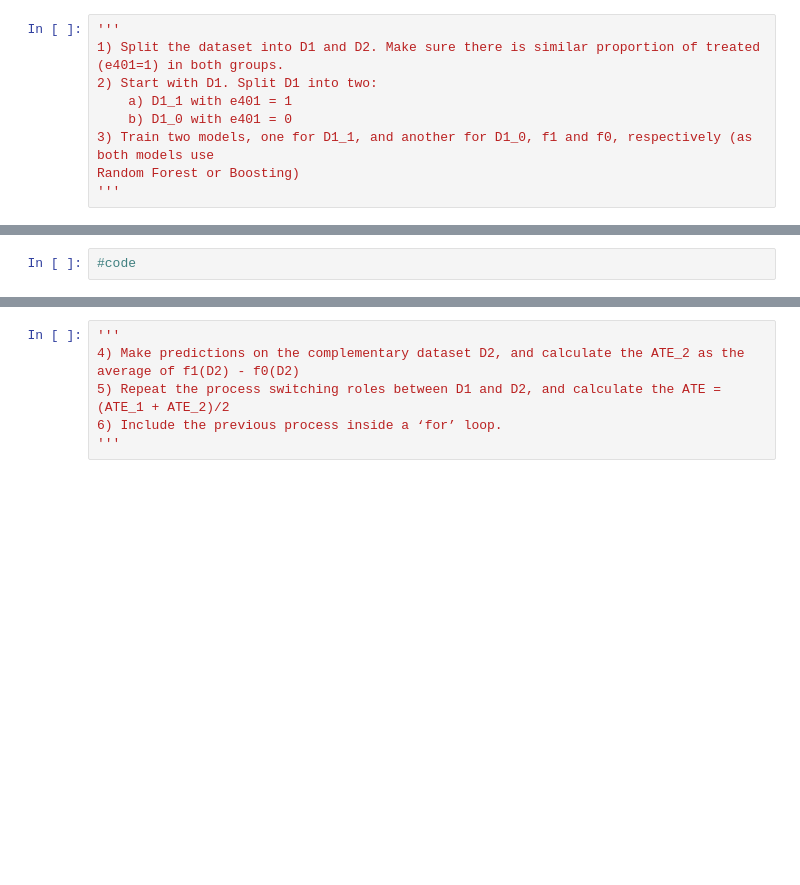
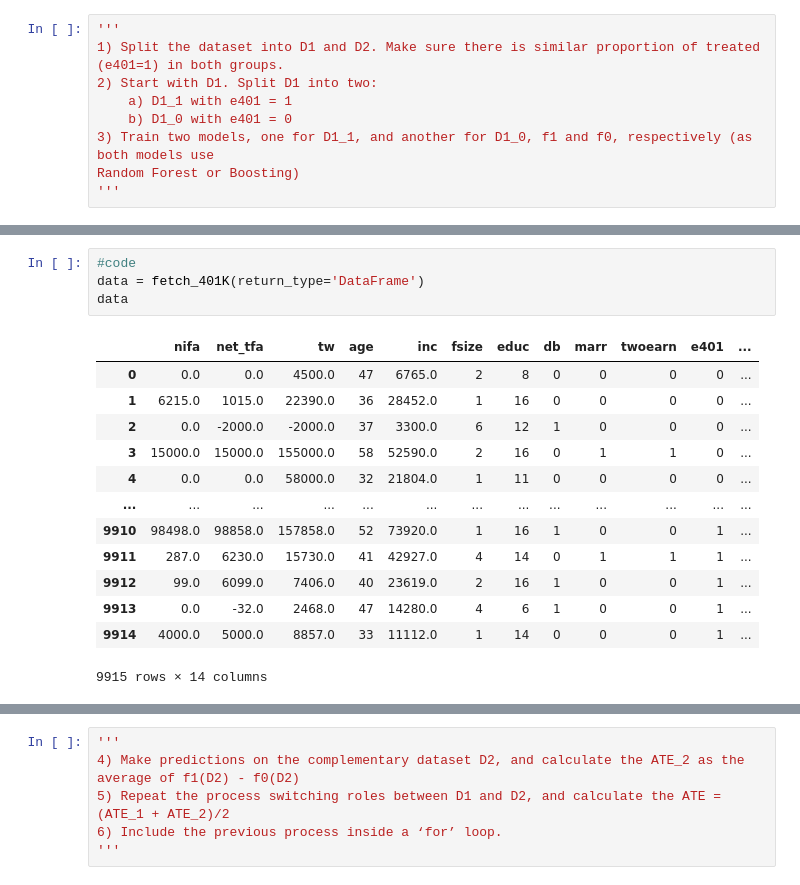
Before and after one commit to erikaguti/ML-CI-HW2, a Jupyter notebook: ML-CI-HW-2.ipynb, the cells around one changed output, grey strips where cells are left out. Cells and saved outputs as stored; diff of their text form; blank space fills up the shorter version.

```diff
--- a/ML-CI-HW-2.ipynb
+++ b/ML-CI-HW-2.ipynb
@@ -12,2 +21,18 @@ Random Forest or Boosting)
 # %%
 #code
+data = fetch_401K(return_type='DataFrame')
+data
+# %% [output]
+|  | nifa | net_tfa | tw | age | inc | fsize | educ | db | marr | twoearn | e401 | ... |
+| 0 | 0.0 | 0.0 | 4500.0 | 47 | 6765.0 | 2 | 8 | 0 | 0 | 0 | 0 | ... |
+| 1 | 6215.0 | 1015.0 | 22390.0 | 36 | 28452.0 | 1 | 16 | 0 | 0 | 0 | 0 | ... |
+| 2 | 0.0 | -2000.0 | -2000.0 | 37 | 3300.0 | 6 | 12 | 1 | 0 | 0 | 0 | ... |
+| 3 | 15000.0 | 15000.0 | 155000.0 | 58 | 52590.0 | 2 | 16 | 0 | 1 | 1 | 0 | ... |
+| 4 | 0.0 | 0.0 | 58000.0 | 32 | 21804.0 | 1 | 11 | 0 | 0 | 0 | 0 | ... |
+| ... | ... | ... | ... | ... | ... | ... | ... | ... | ... | ... | ... | ... |
+| 9910 | 98498.0 | 98858.0 | 157858.0 | 52 | 73920.0 | 1 | 16 | 1 | 0 | 0 | 1 | ... |
+| 9911 | 287.0 | 6230.0 | 15730.0 | 41 | 42927.0 | 4 | 14 | 0 | 1 | 1 | 1 | ... |
+| 9912 | 99.0 | 6099.0 | 7406.0 | 40 | 23619.0 | 2 | 16 | 1 | 0 | 0 | 1 | ... |
+| 9913 | 0.0 | -32.0 | 2468.0 | 47 | 14280.0 | 4 | 6 | 1 | 0 | 0 | 1 | ... |
+| 9914 | 4000.0 | 5000.0 | 8857.0 | 33 | 11112.0 | 1 | 14 | 0 | 0 | 0 | 1 | ... |
+9915 rows × 14 columns
```
Also changed, not shown: parts of 5 cells of this notebook.
